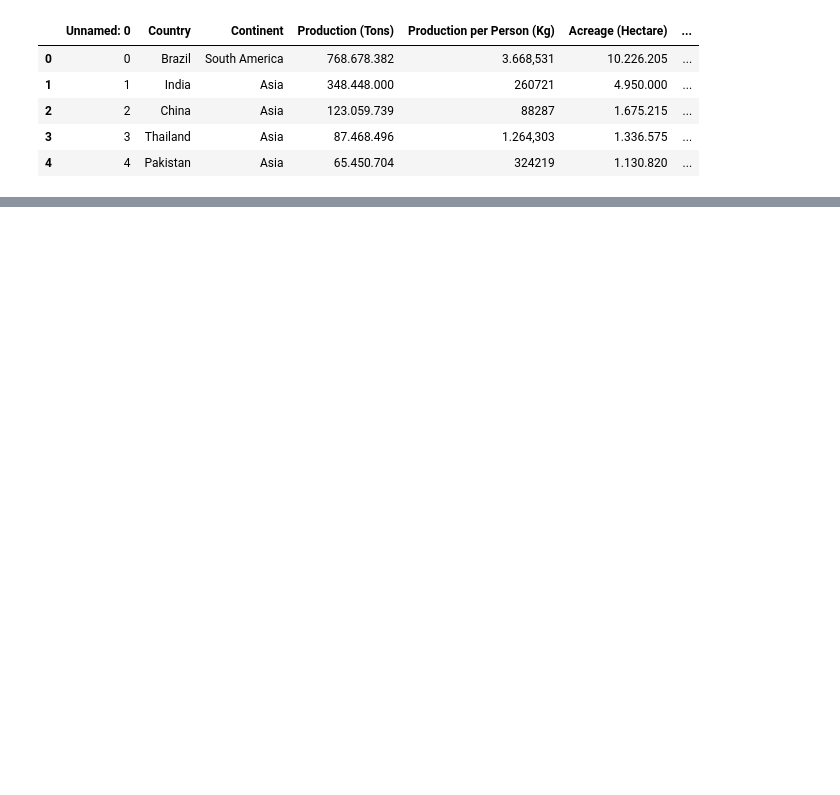
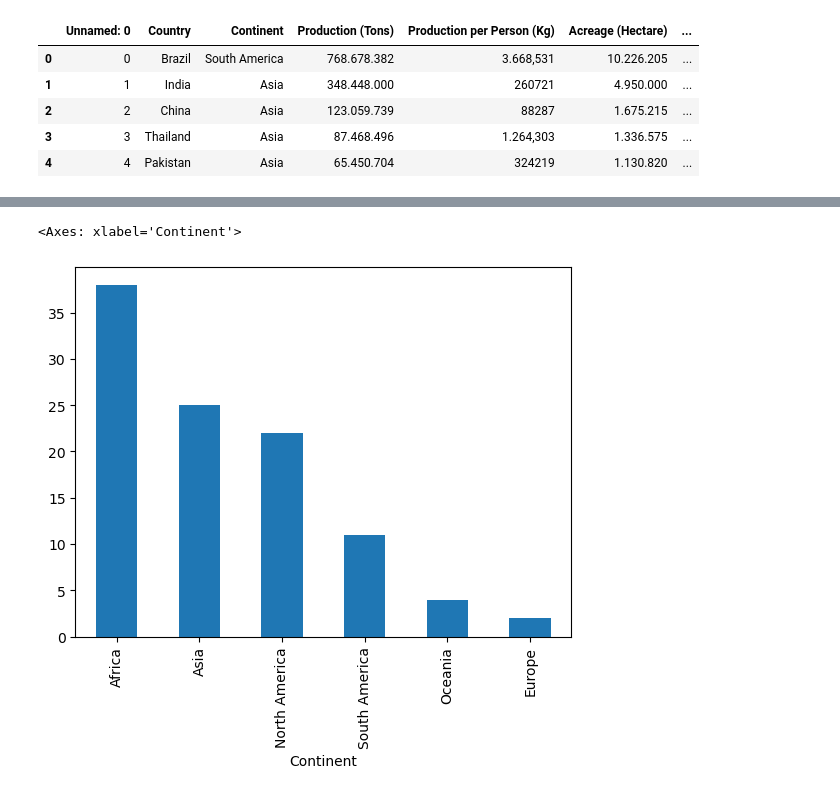
Before and after one commit to tanisha346gfd/data-science2, a Jupyter notebook: practice/sugercane-project.ipynb, the cells around one changed output, grey strips where cells are left out. Saved outputs shown, nothing was run; the diff lists cells and outputs as text; code cells hidden in the pictures; blank space fills up the shorter version.

```diff
--- a/practice/sugercane-project.ipynb
+++ b/practice/sugercane-project.ipynb
@@ -33,0 +52,2 @@ df.rename()
+# %%
+df=df.dropna().reset_index()
@@ -33,0 +63,2 @@ df.rename()
+# %%
+df.drop(["index","Unnamed: 0"],axis=1,inplace=True)
@@ -33,0 +118,5 @@ df.rename()
+# %%
+df["Continent"].value_counts().plot(kind="bar")
+# %% [output]
+<Axes: xlabel='Continent'>
+[figure, added]
```
Also changed, not shown: parts of 19 cells of this notebook, 1 other file.
